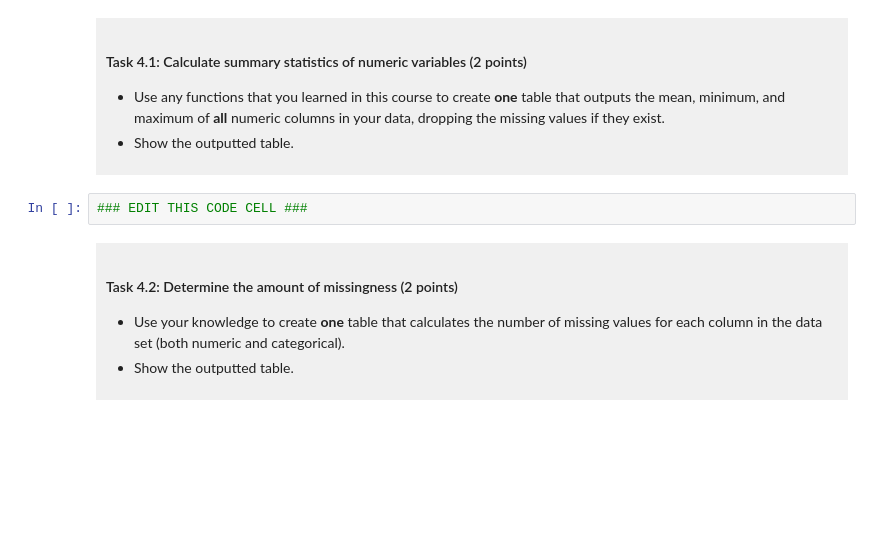
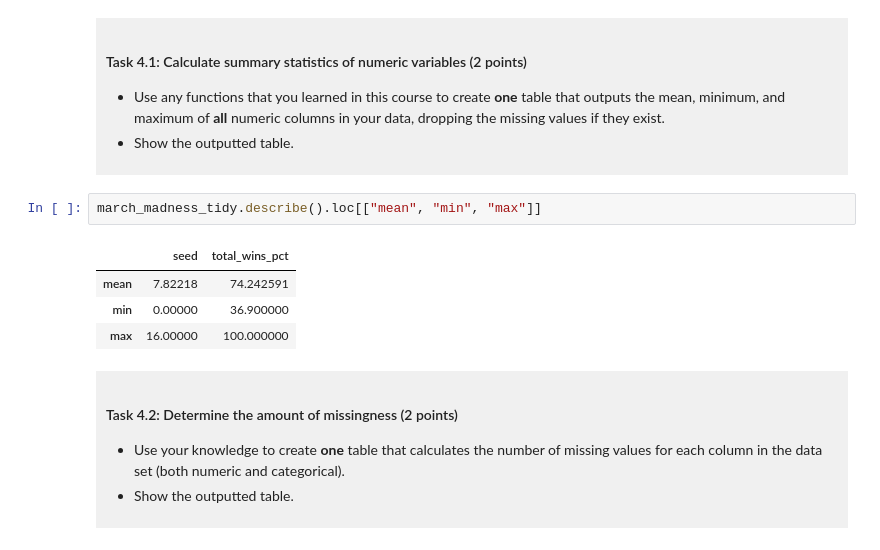
Before and after one commit to JasmineNanra/dsci-100-project-Jasmine, a Jupyter notebook: dsci-100-project-notebook (1).ipynb, the cells around one changed output. Cells and saved outputs as stored; diff of their text form; blank space fills up the shorter version.

```diff
--- a/dsci-100-project-notebook (1).ipynb
+++ b/dsci-100-project-notebook (1).ipynb
@@ -243,7 +243,12 @@ You will refine your research question (if needed) and produce a tidy data set.
 
 </div>
 # %%
-### EDIT THIS CODE CELL ###
+march_madness_tidy.describe().loc[["mean", "min", "max"]]
+# %% [output]
+|  | seed | total_wins_pct |
+| mean | 7.82218 | 74.242591 |
+| min | 0.00000 | 36.900000 |
+| max | 16.00000 | 100.000000 |
 # %% [markdown]
 <div style="background-color: #f0f0f0; padding: 10px;">
 
```
Also changed, not shown: parts of 9 cells of this notebook.
